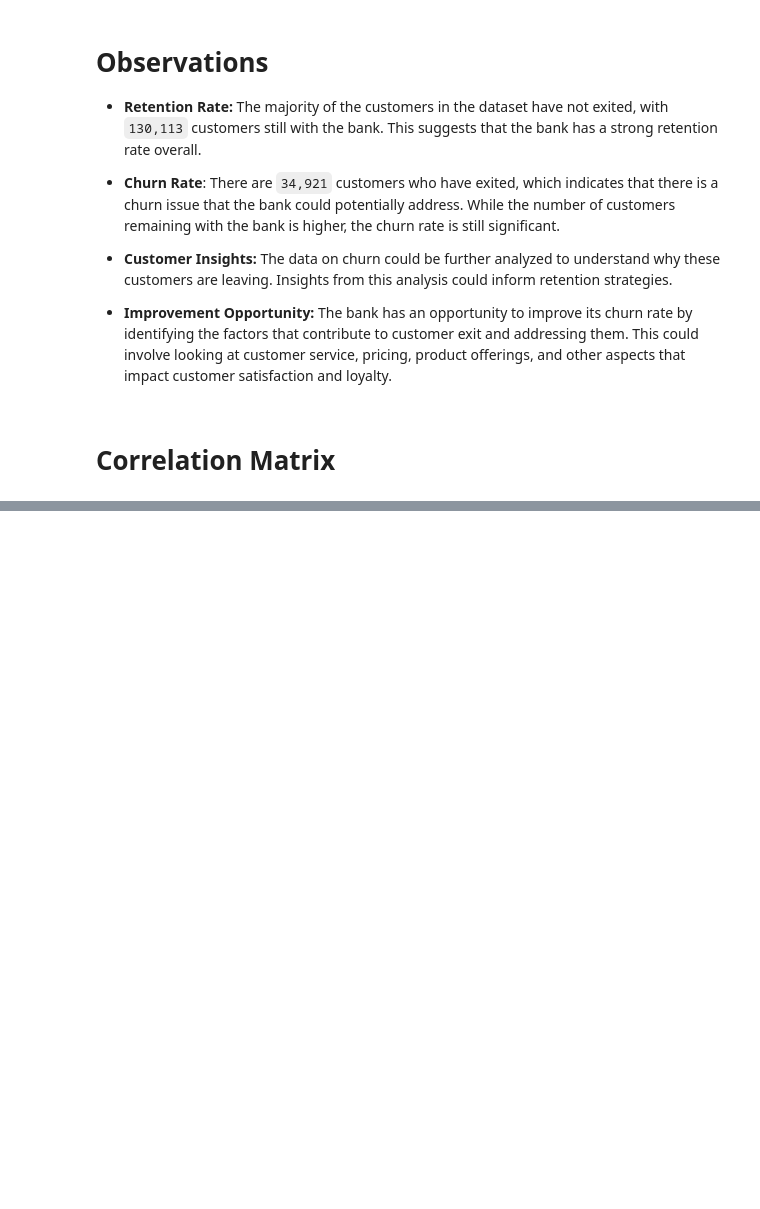
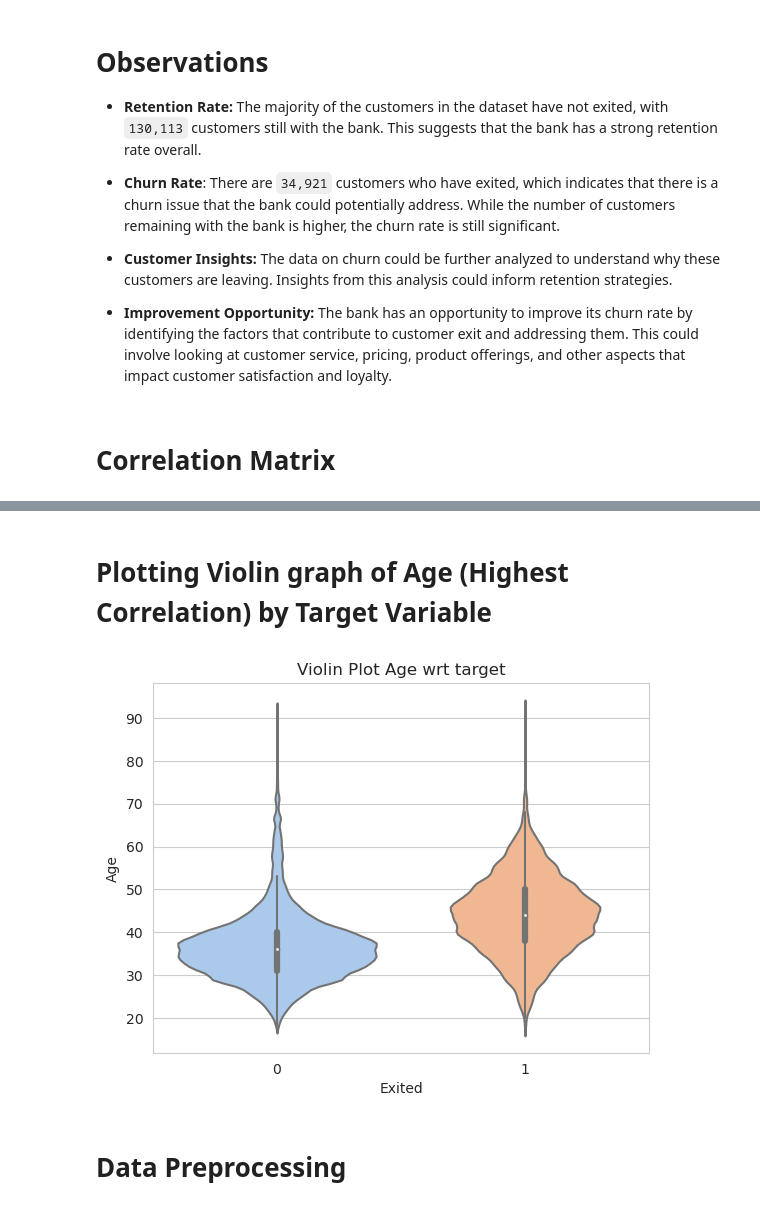
Before and after one commit to devbilalkhan/bank-churn, a Jupyter notebook: bank_churn.ipynb, the cells around one changed output, grey strips where cells are left out. Saved outputs shown, nothing was run; the diff lists cells and outputs as text; code cells hidden in the pictures; blank space fills up the shorter version.

```diff
--- a/bank_churn.ipynb
+++ b/bank_churn.ipynb
@@ -226,0 +335,15 @@ for feature in features:
+# %% [markdown]
+# Plotting Violin graph of Age (Highest Correlation) by Target Variable
+# %%
+sns.violinplot(x=target, y='Age', data=df)
+# Set the title and labels
+plt.title('Violin Plot Age wrt target')
+plt.ylabel('Age')
+plt.xlabel('Exited')
+
+# Display the plot
+plt.show()
+# %% [output]
+[figure, added]
+# %% [markdown]
+# Data Preprocessing
```
Also changed, not shown: parts of 36 cells of this notebook.
